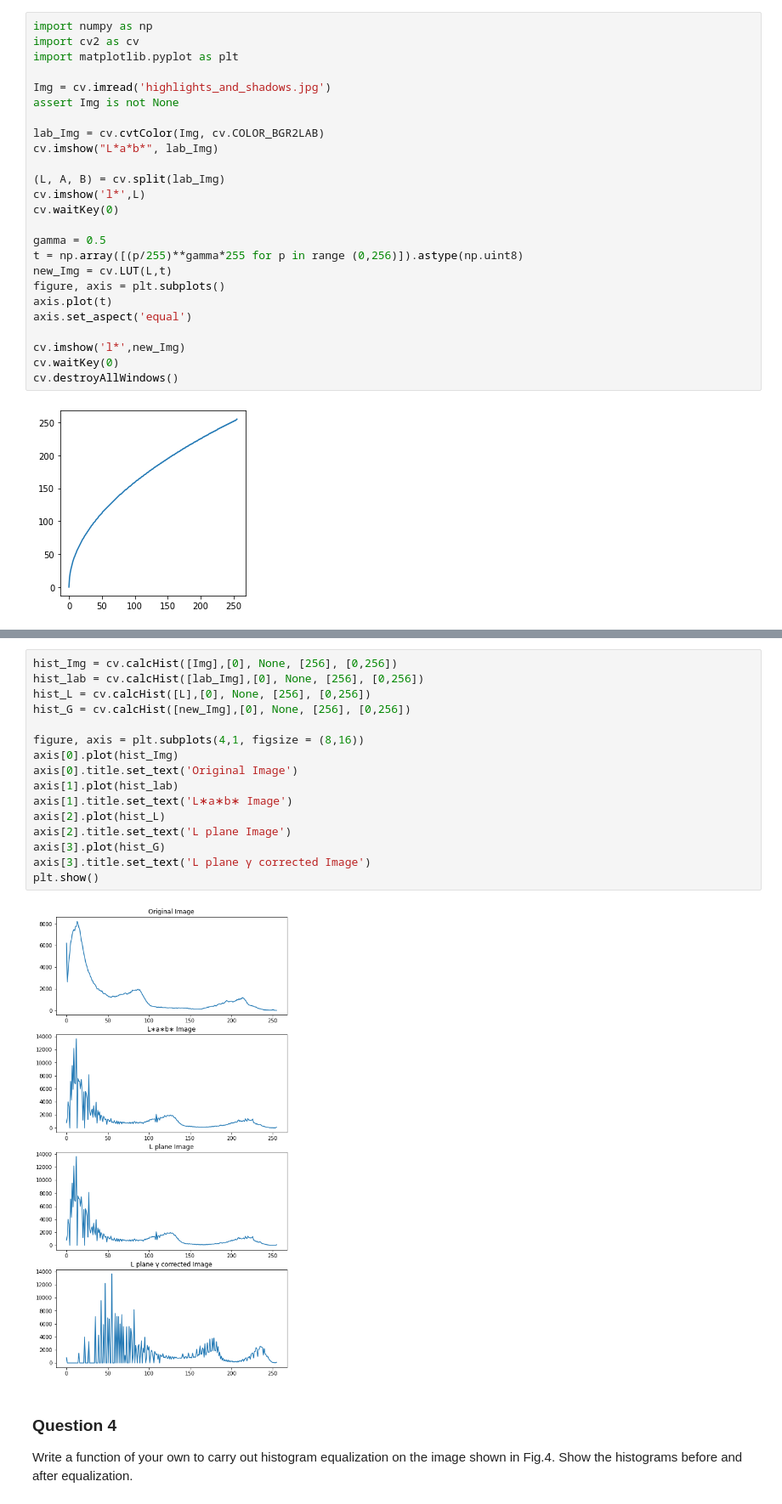
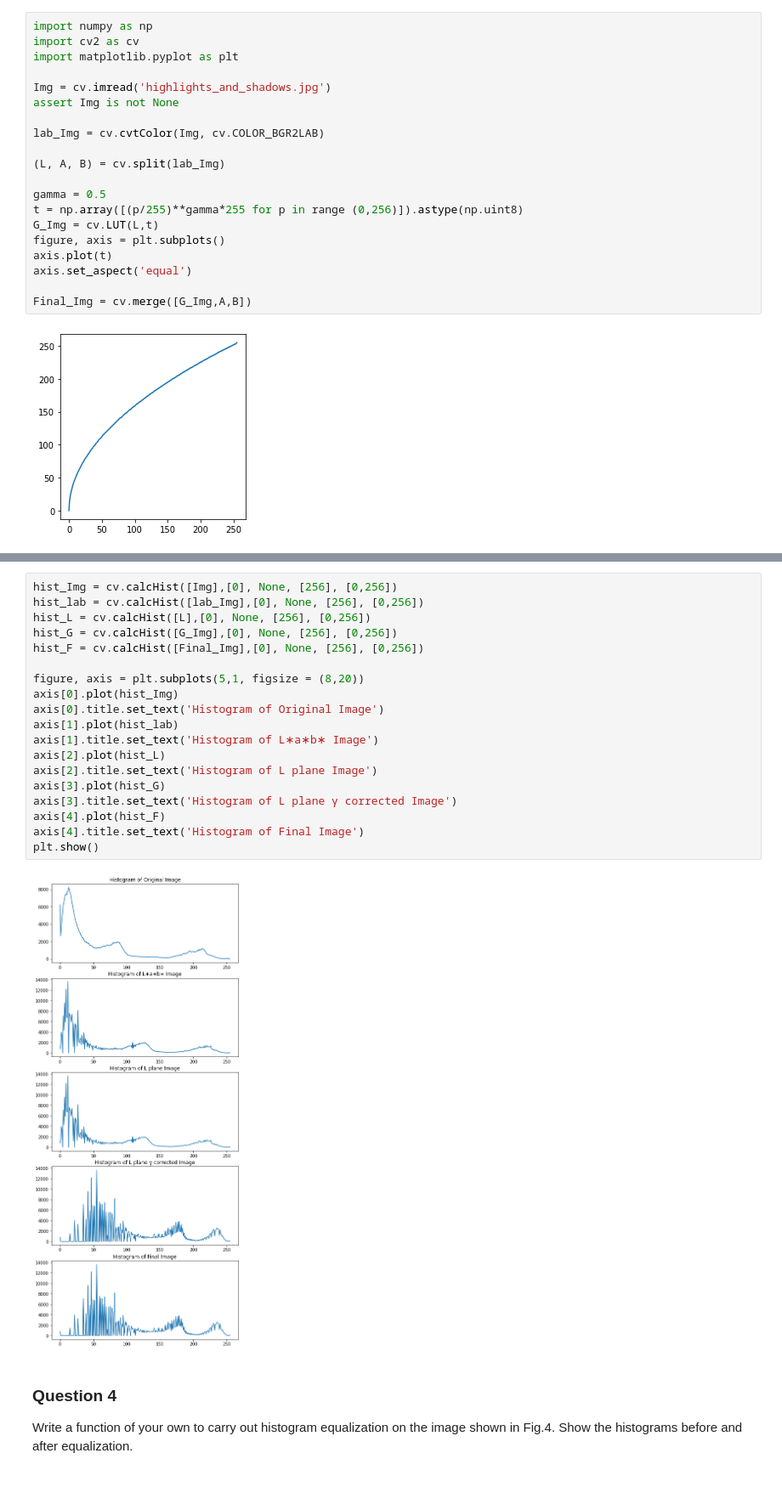
Before and after one commit to ayodyawkh/EN2550, a Jupyter notebook: Assignment_1/Assignment1.ipynb, the cells around one changed output, grey strips where cells are left out. Shown at 85% size. Saved outputs shown, nothing was run; the diff lists cells and outputs as text.

```diff
--- a/Assignment_1/Assignment1.ipynb
+++ b/Assignment_1/Assignment1.ipynb
@@ -120,22 +120,17 @@ Img = cv.imread('highlights_and_shadows.jpg')
 assert Img is not None
 
 lab_Img = cv.cvtColor(Img, cv.COLOR_BGR2LAB)
-cv.imshow("L*a*b*", lab_Img)
 
 (L, A, B) = cv.split(lab_Img)
-cv.imshow('l*',L)
-cv.waitKey(0)
 
 gamma = 0.5
 t = np.array([(p/255)**gamma*255 for p in range (0,256)]).astype(np.uint8)
-new_Img = cv.LUT(L,t)
+G_Img = cv.LUT(L,t)
 figure, axis = plt.subplots()
 axis.plot(t)
 axis.set_aspect('equal')
 
-cv.imshow('l*',new_Img)
-cv.waitKey(0)
-cv.destroyAllWindows()
+Final_Img = cv.merge([G_Img,A,B])
 # %% [output]
 [figure]
 # %%
@@ -160,21 +158,24 @@ plt.show()
 # %%
 hist_Img = cv.calcHist([Img],[0], None, [256], [0,256])
 hist_lab = cv.calcHist([lab_Img],[0], None, [256], [0,256])
 hist_L = cv.calcHist([L],[0], None, [256], [0,256])
-hist_G = cv.calcHist([new_Img],[0], None, [256], [0,256])
+hist_G = cv.calcHist([G_Img],[0], None, [256], [0,256])
+hist_F = cv.calcHist([Final_Img],[0], None, [256], [0,256])
 
-figure, axis = plt.subplots(4,1, figsize = (8,16))
+figure, axis = plt.subplots(5,1, figsize = (8,20))
 axis[0].plot(hist_Img)
-axis[0].title.set_text('Original Image')
+axis[0].title.set_text('Histogram of Original Image')
 axis[1].plot(hist_lab)
-axis[1].title.set_text('L∗a∗b∗ Image')
+axis[1].title.set_text('Histogram of L∗a∗b∗ Image')
 axis[2].plot(hist_L)
-axis[2].title.set_text('L plane Image')
+axis[2].title.set_text('Histogram of L plane Image')
 axis[3].plot(hist_G)
-axis[3].title.set_text('L plane γ corrected Image')
+axis[3].title.set_text('Histogram of L plane γ corrected Image')
+axis[4].plot(hist_F)
+axis[4].title.set_text('Histogram of Final Image')
 plt.show()
 # %% [output]
-[figure, old version]
+[figure, new version]
 # %% [markdown]
 ### Question 4
 Write a function of your own to carry out histogram equalization on the image shown in Fig.4. Show the histograms before and after equalization.
```
Also changed, not shown: parts of 3 cells of this notebook.
